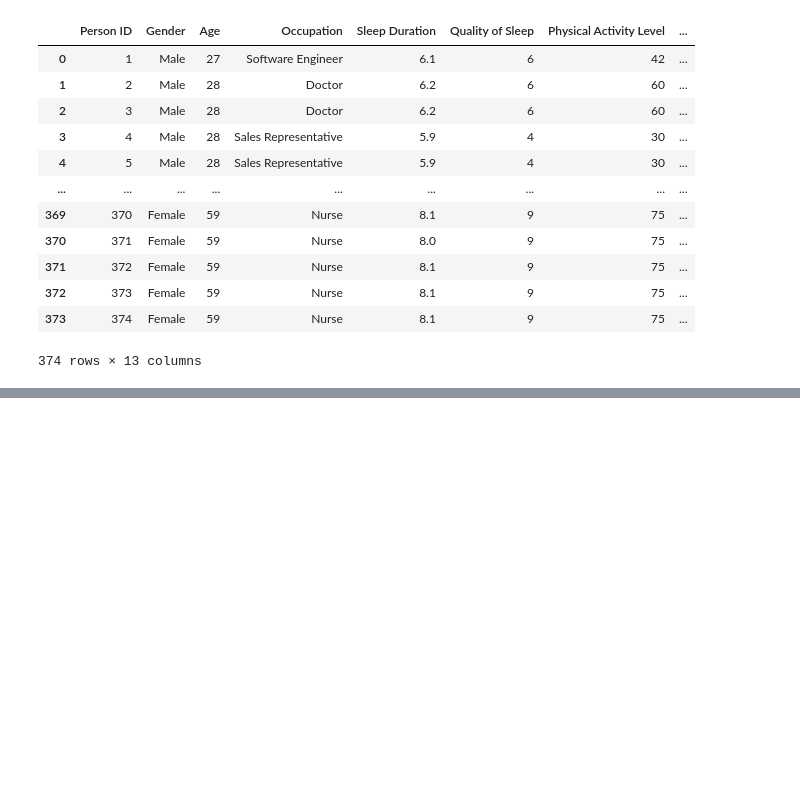
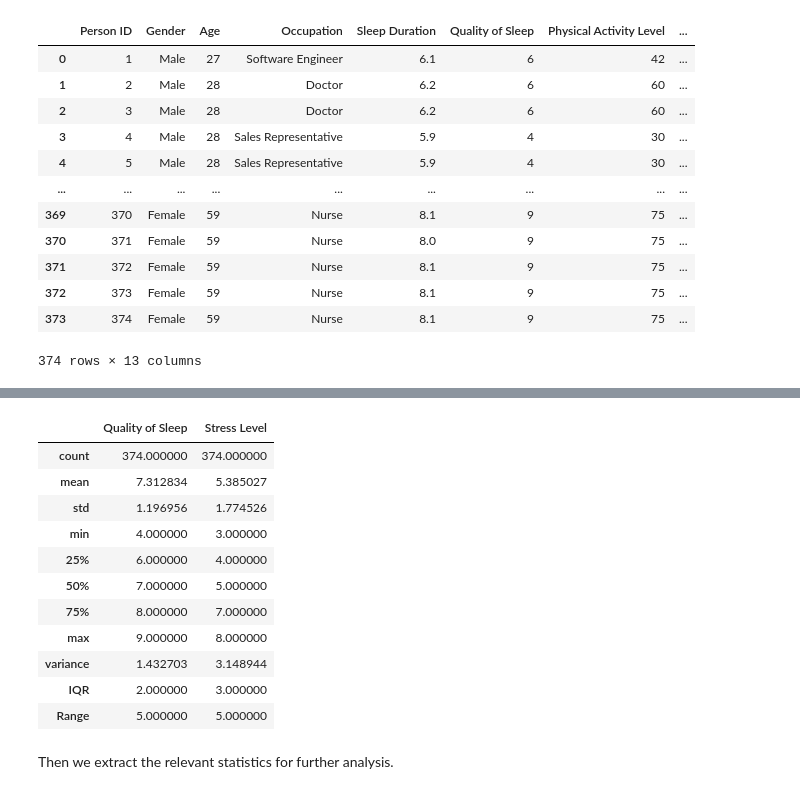
Before and after one commit to legiahanphamm/mas291, a Jupyter notebook: mas291/notebooks/main.ipynb, the cells around one changed output, grey strips where cells are left out. Drawn from its saved outputs; the diff is of its cells as text; code cells hidden in the pictures; blank space fills up the shorter version.

```diff
--- a/mas291/notebooks/main.ipynb
+++ b/mas291/notebooks/main.ipynb
@@ -34,0 +80,36 @@ data
+# %%
+# Calculate the variance
+variance_df = pd.DataFrame(data_df.var()).transpose()
+variance_df.index = ['variance']
+
+# Calculate IQR
+Q1 = data_df.quantile(0.25)
+Q3 = data_df.quantile(0.75)
+IQR = Q3 - Q1
+
+IQR_df = pd.DataFrame(IQR).transpose()
+IQR_df.index = ['IQR']
+
+# Calculate Range
+Range = data_df.max() - data_df.min()
+Range_df = pd.DataFrame(Range).transpose()
+Range_df.index = ['Range']
+
+descriptive_stat_df = pd.concat([data_df.describe(), variance_df, IQR_df, Range_df])
+# %%
+descriptive_stat_df
+# %% [output]
+|  | Quality of Sleep | Stress Level |
+| count | 374.000000 | 374.000000 |
+| mean | 7.312834 | 5.385027 |
+| std | 1.196956 | 1.774526 |
+| min | 4.000000 | 3.000000 |
+| 25% | 6.000000 | 4.000000 |
+| 50% | 7.000000 | 5.000000 |
+| 75% | 8.000000 | 7.000000 |
+| max | 9.000000 | 8.000000 |
+| variance | 1.432703 | 3.148944 |
+| IQR | 2.000000 | 3.000000 |
+| Range | 5.000000 | 5.000000 |
+# %% [markdown]
+Then we extract the relevant statistics for further analysis.
```
Also changed, not shown: parts of 14 cells of this notebook, 1 other file.
